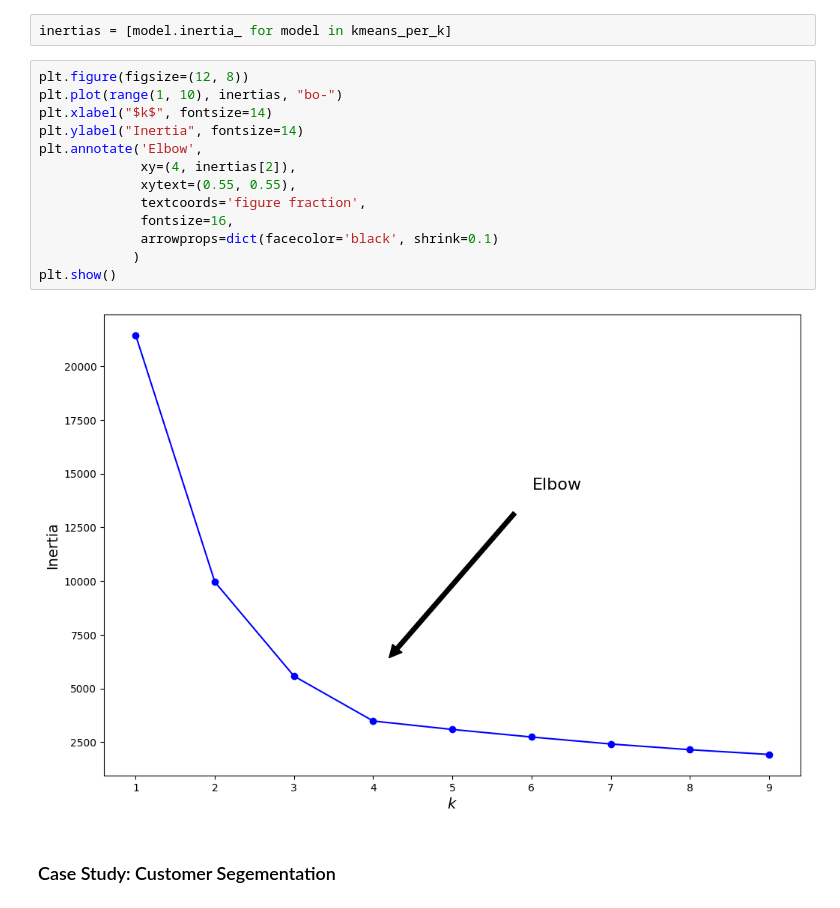
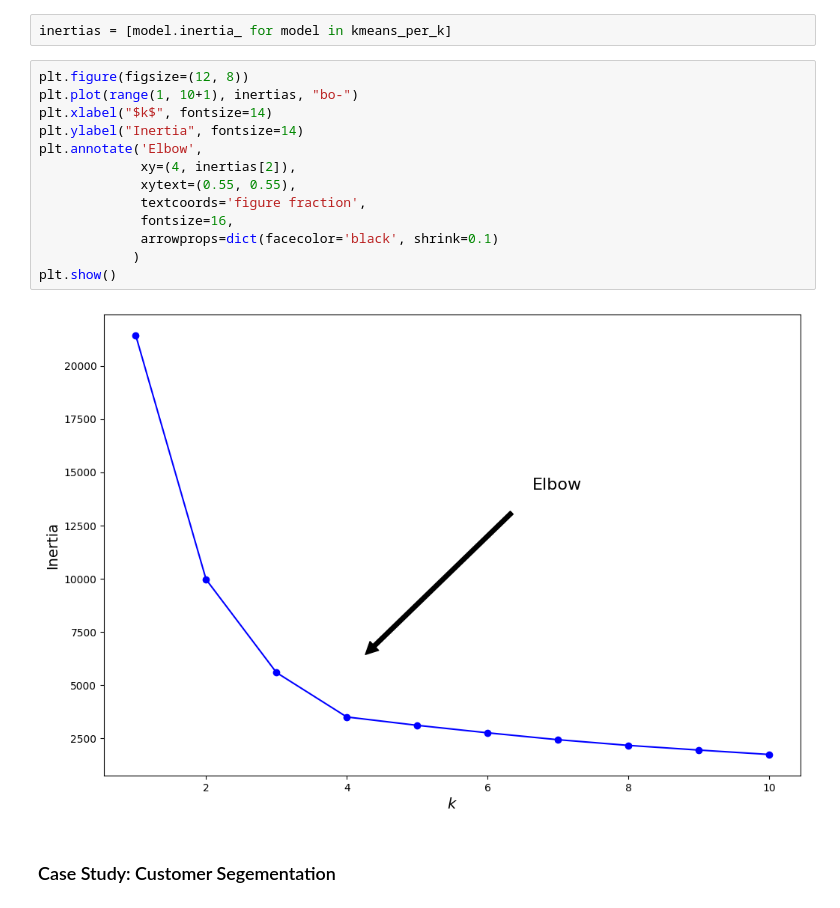
Before and after one commit to SachinScaler/UnsupervisedML_Feb24, a Jupyter notebook: ML_Intro_to_Unsupervised_Learning,_KMeans_Revisited.ipynb, the cells around one changed output. Saved outputs shown, nothing was run; the diff lists cells and outputs as text.

```diff
--- a/ML_Intro_to_Unsupervised_Learning,_KMeans_Revisited.ipynb
+++ b/ML_Intro_to_Unsupervised_Learning,_KMeans_Revisited.ipynb
@@ -190,19 +191,19 @@ kmeans_per_k
 inertias = [model.inertia_ for model in kmeans_per_k]
 # %%
 plt.figure(figsize=(12, 8))
-plt.plot(range(1, 10), inertias, "bo-")
+plt.plot(range(1, 10+1), inertias, "bo-")
 plt.xlabel("$k$", fontsize=14)
 plt.ylabel("Inertia", fontsize=14)
 plt.annotate('Elbow',
              xy=(4, inertias[2]),
              xytext=(0.55, 0.55),
              textcoords='figure fraction',
              fontsize=16,
              arrowprops=dict(facecolor='black', shrink=0.1)
             )
 plt.show()
 # %% [output]
-[figure, old version]
+[figure, new version]
 # %% [markdown]
 ### Case Study: Customer Segementation
 # %%
```
Also changed, not shown: parts of 14 cells of this notebook.
